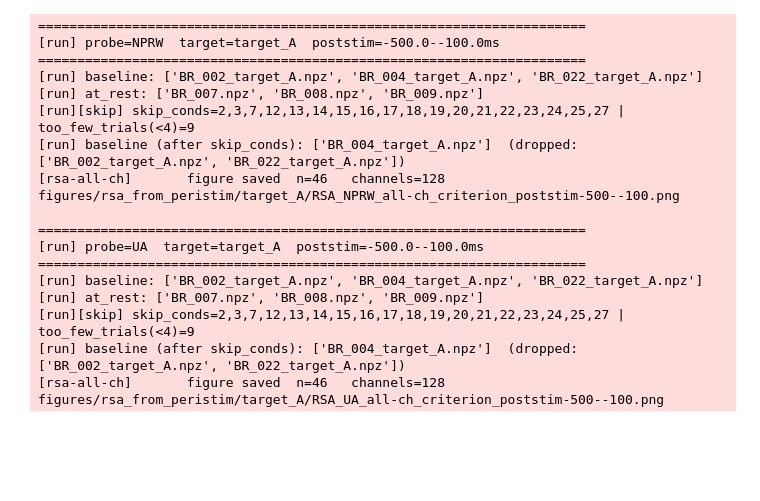
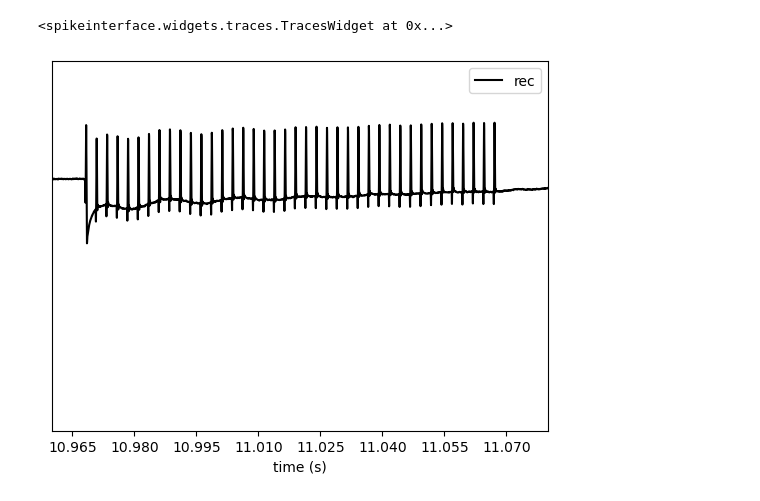
Before and after one commit to Raynor-Cerebellum-Project/RCP_analysis, a Jupyter notebook: scripts/bryan_scripts/RSA_consistency/RSA_poststim_grouped_up.ipynb, the cells around one changed output. Saved outputs shown, nothing was run; the diff lists cells and outputs as text; code cells hidden in the pictures; blank space fills up the shorter version.

Commit message:
Added raw firing rates of interest for RSA script (control vs stim vs at rest)

```diff
--- a/scripts/bryan_scripts/RSA_consistency/RSA_poststim_grouped_up.ipynb
+++ b/scripts/bryan_scripts/RSA_consistency/RSA_poststim_grouped_up.ipynb
@@ -55,4 +55,15 @@ cond_label_extras = {
     25: "130Hz (1-32) Late",
     27: "130Hz (1-32) Late",
 }
+# %%
+import spikeinterface.extractors as se
+import spikeinterface.widgets as sw
+IR_STREAM = "RHS2000 amplifier channel"
+sess = '/home/bryan/mnt/cullen_data/Current Project Databases - NHP/2025 Cerebellum prosthesis/Nike/20251203_NRR_RW011/Intan/NRR_RW011_251203_142450/'
+
+rec = se.read_split_intan_files(sess, mode="concatenate", stream_name=IR_STREAM, use_names_as_ids=True)
+sw.plot_traces(rec, channel_ids=['NPXL-117'], time_range=[10.96, 11.08])
+# %% [output]
+<spikeinterface.widgets.traces.TracesWidget at 0x...>
+[figure, added]
 # %%
@@ -63,35 +87,0 @@ temp = np.load(
-# %%
-%matplotlib inline
-rcp.run_rsa(source="NPRW",
-        poststim_win_ms=(-500.0, -100.0),
-        cond_label_extras=cond_label_extras,
-        vmin=-0.75, vmax=0.75,
-        skip_conds = {2, 3, 7, 12, 13, 14, 15, 16, 17, 18, 19, 20, 21, 22, 23, 24, 25, 27},
-        cond_order=["Baseline", 10, 5, 11, 7],
-        )
-
-rcp.run_rsa(source="UA",
-        poststim_win_ms=(-500.0, -100.0),
-        cond_label_extras=cond_label_extras,
-        vmin=-0.75, vmax=0.75,
-        skip_conds = {2, 3, 7, 12, 13, 14, 15, 16, 17, 18, 19, 20, 21, 22, 23, 24, 25, 27},
-        cond_order=["Baseline", 10, 5, 11, 7],
-        )
-# %% [output]
-======================================================================
-[run] probe=NPRW  target=target_A  poststim=-500.0--100.0ms
-======================================================================
-[run] baseline: ['BR_002_target_A.npz', 'BR_004_target_A.npz', 'BR_022_target_A.npz']
-[run] at_rest: ['BR_007.npz', 'BR_008.npz', 'BR_009.npz']
-[run][skip] skip_conds=2,3,7,12,13,14,15,16,17,18,19,20,21,22,23,24,25,27 | too_few_trials(<4)=9
-[run] baseline (after skip_conds): ['BR_004_target_A.npz']  (dropped: ['BR_002_target_A.npz', 'BR_022_target_A.npz'])
-[rsa-all-ch]       figure saved  n=46   channels=128  figures/rsa_from_peristim/target_A/RSA_NPRW_all-ch_criterion_poststim-500--100.png
-
-======================================================================
-[run] probe=UA  target=target_A  poststim=-500.0--100.0ms
-======================================================================
-[run] baseline: ['BR_002_target_A.npz', 'BR_004_target_A.npz', 'BR_022_target_A.npz']
-[run] at_rest: ['BR_007.npz', 'BR_008.npz', 'BR_009.npz']
-[run][skip] skip_conds=2,3,7,12,13,14,15,16,17,18,19,20,21,22,23,24,25,27 | too_few_trials(<4)=9
-[run] baseline (after skip_conds): ['BR_004_target_A.npz']  (dropped: ['BR_002_target_A.npz', 'BR_022_target_A.npz'])
-[rsa-all-ch]       figure saved  n=46   channels=128  figures/rsa_from_peristim/target_A/RSA_UA_all-ch_criterion_poststim-500--100.png
```
Also changed, not shown: parts of 12 cells of this notebook.
